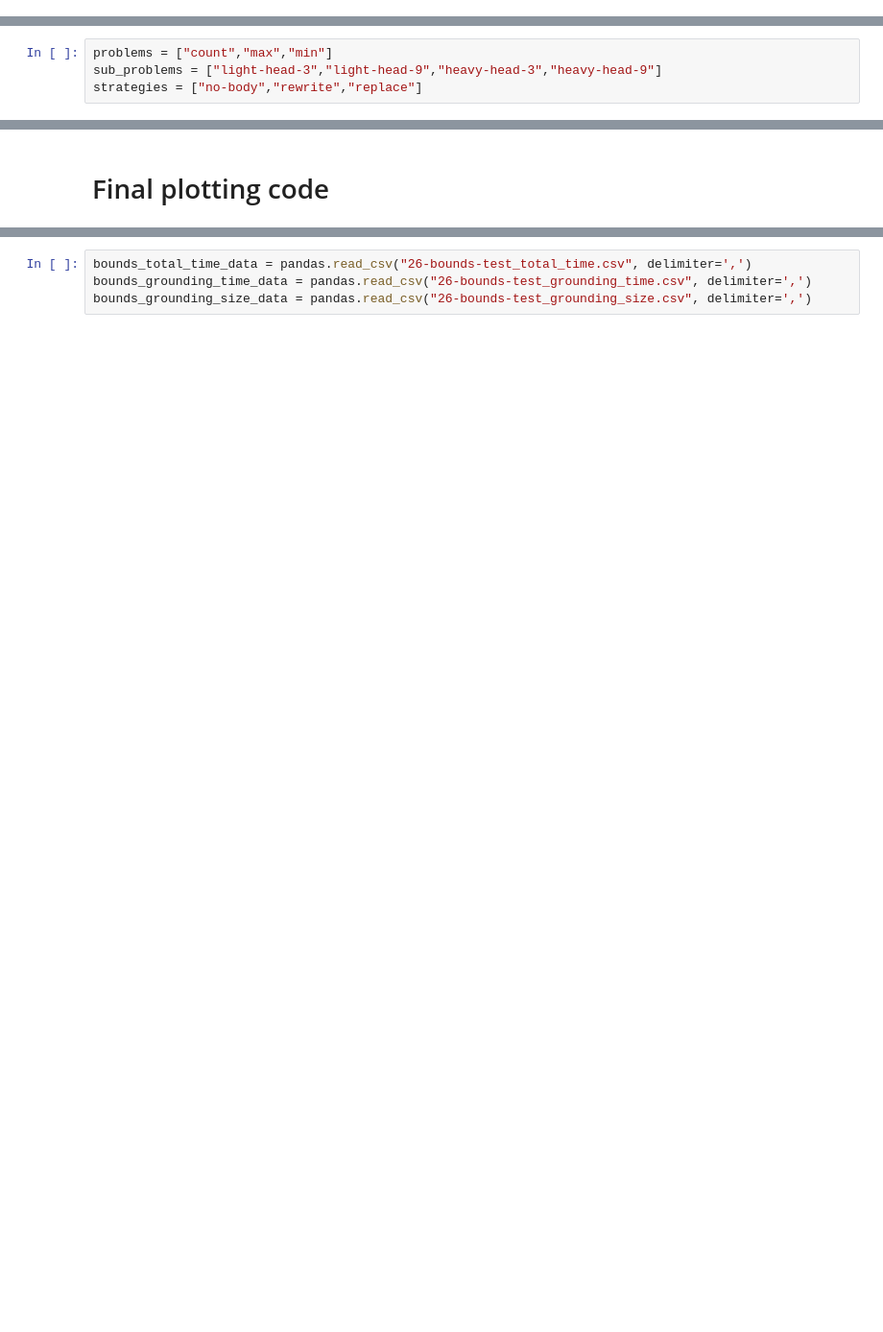
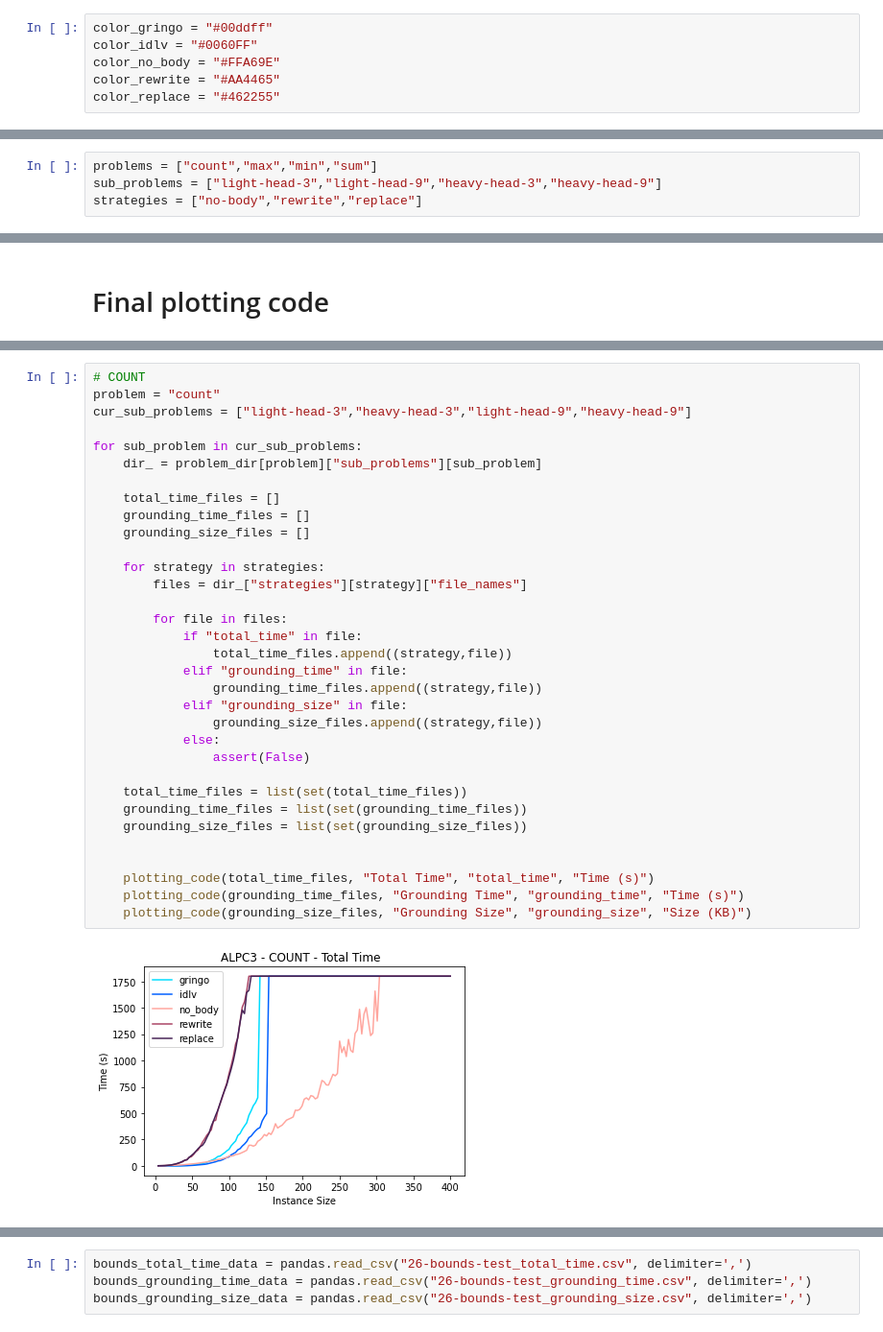
Before and after one commit to viktorbesin/newground, a Jupyter notebook: benchmark_output/benchmark-evaluation.ipynb, the cells around one changed output, grey strips where cells are left out. Shown: that part at 96% size. Cells and saved outputs as stored; diff of their text form; blank space fills up the shorter version.

```diff
--- a/benchmark_output/benchmark-evaluation.ipynb
+++ b/benchmark_output/benchmark-evaluation.ipynb
@@ -10,9 +30,15 @@ import matplotlib.pyplot as plt
+# %%
+color_gringo = "#00ddff"
+color_idlv = "#0060FF"
+color_no_body = "#FFA69E"
+color_rewrite = "#AA4465"
+color_replace = "#462255"
 # %%
 rootdir = "./"
 # %%
 problem_dir = {}
 # %%
-problems = ["count","max","min"]
+problems = ["count","max","min","sum"]
 sub_problems = ["light-head-3","light-head-9","heavy-head-3","heavy-head-9"]
 strategies = ["no-body","rewrite","replace"]
 # %%
@@ -293 +366,36 @@ def plotting_code(files, title_prefix, image_prefix, y_axis_label):
     plt.show()
+# %%
+# COUNT
+problem = "count"
+cur_sub_problems = ["light-head-3","heavy-head-3","light-head-9","heavy-head-9"]
+
+for sub_problem in cur_sub_problems:
+    dir_ = problem_dir[problem]["sub_problems"][sub_problem]
+
+    total_time_files = []
+    grounding_time_files = []
+    grounding_size_files = []
+
+    for strategy in strategies:
+        files = dir_["strategies"][strategy]["file_names"]
+
+        for file in files:
+            if "total_time" in file:
+                total_time_files.append((strategy,file))
+            elif "grounding_time" in file:
+                grounding_time_files.append((strategy,file))
+            elif "grounding_size" in file:
+                grounding_size_files.append((strategy,file))
+            else:
+                assert(False)
+
+    total_time_files = list(set(total_time_files))
+    grounding_time_files = list(set(grounding_time_files))
+    grounding_size_files = list(set(grounding_size_files))
+
+
+    plotting_code(total_time_files, "Total Time", "total_time", "Time (s)")
+    plotting_code(grounding_time_files, "Grounding Time", "grounding_time", "Time (s)")
+    plotting_code(grounding_size_files, "Grounding Size", "grounding_size", "Size (KB)")
+# %% [output]
+[figure, added]
```
Also changed, not shown: parts of 18 cells of this notebook, 54 other files.
